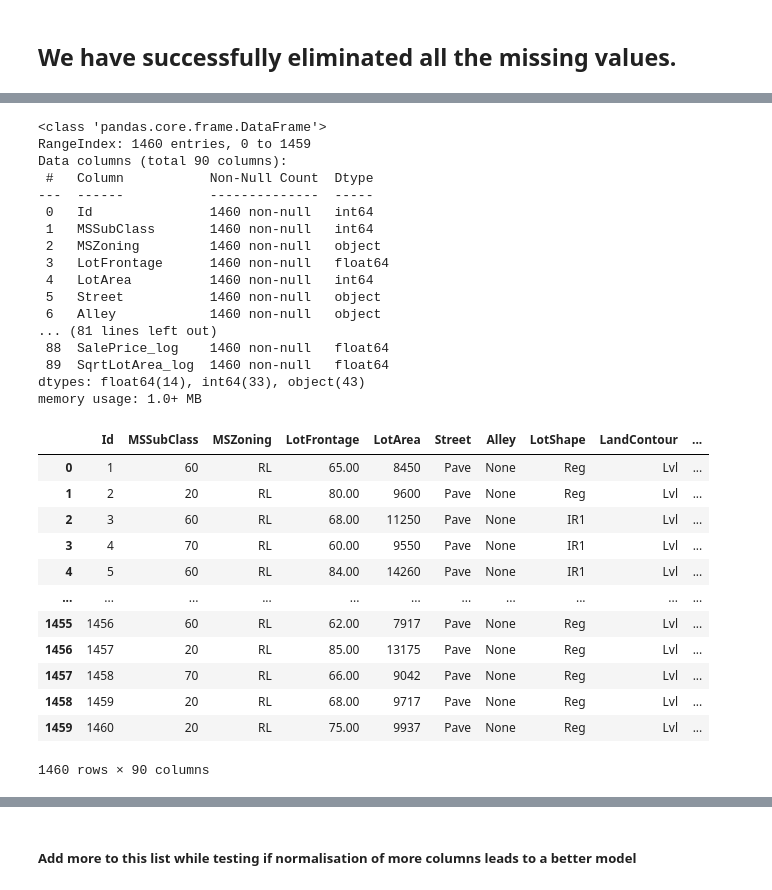
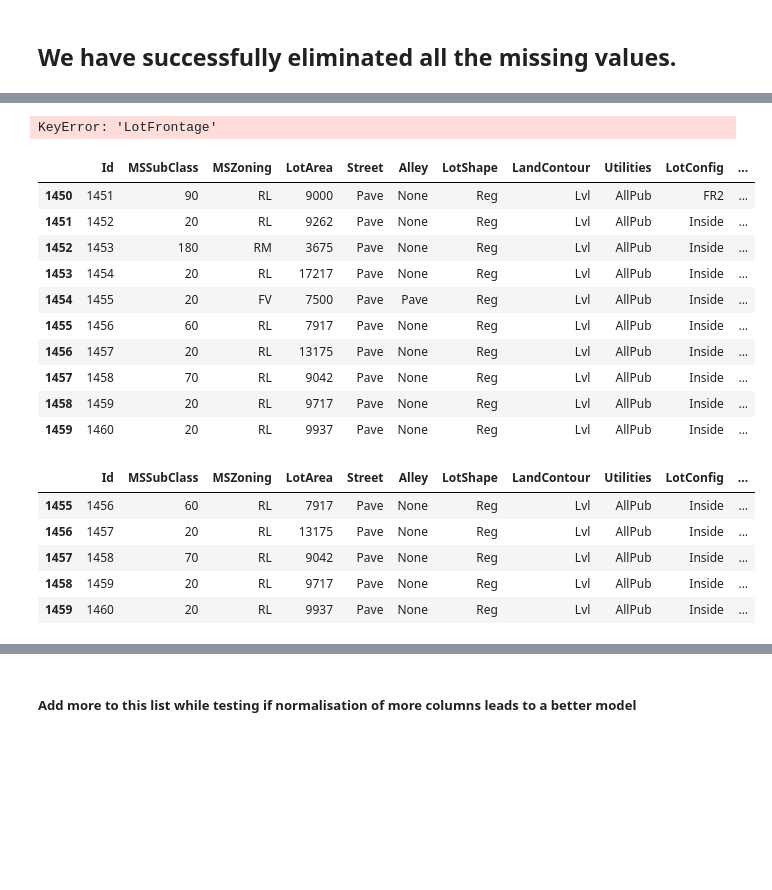
Before and after one commit to kshitijmohan15/Data-Analysis, a Jupyter notebook: Advanced Regression House Prices/train_house_prices.ipynb, the cells around one changed output, grey strips where cells are left out. Drawn from its saved outputs; the diff is of its cells as text; code cells hidden in the pictures; blank space fills up the shorter version.

```diff
--- a/Advanced Regression House Prices/train_house_prices.ipynb
+++ b/Advanced Regression House Prices/train_house_prices.ipynb
@@ -418,36 +432,7 @@ def perform_log_transform(df,col_log):
     #df.drop(col_log, axis=1, inplace=True)
     df.info()
 # %%
-perform_log_transform(house_log, ['LotFrontage', 'MasVnrArea', 'BsmtUnfSF', '1stFlrSF', 'OpenPorchSF', 'MiscVal', 'SalePrice', 'SqrtLotArea'])
-house_log
+log_col = ['LotFrontage', 'MasVnrArea', 'BsmtUnfSF', '1stFlrSF', 'OpenPorchSF', 'MiscVal', 'SalePrice', 'SqrtLotArea']
+perform_log_transform(house_log, log_col)
 # %% [output]
-<class 'pandas.core.frame.DataFrame'>
-RangeIndex: 1460 entries, 0 to 1459
-Data columns (total 90 columns):
- #   Column           Non-Null Count  Dtype
----  ------           --------------  -----
- 0   Id               1460 non-null   int64
- 1   MSSubClass       1460 non-null   int64
- 2   MSZoning         1460 non-null   object
- 3   LotFrontage      1460 non-null   float64
- 4   LotArea          1460 non-null   int64
- 5   Street           1460 non-null   object
- 6   Alley            1460 non-null   object
-... (81 lines left out)
- 88  SalePrice_log    1460 non-null   float64
- 89  SqrtLotArea_log  1460 non-null   float64
-dtypes: float64(14), int64(33), object(43)
-memory usage: 1.0+ MB
+KeyError: 'LotFrontage'
-|  | Id | MSSubClass | MSZoning | LotFrontage | LotArea | Street | Alley | LotShape | LandContour | ... |
-| 0 | 1 | 60 | RL | 65.00 | 8450 | Pave | None | Reg | Lvl | ... |
-| 1 | 2 | 20 | RL | 80.00 | 9600 | Pave | None | Reg | Lvl | ... |
-| 2 | 3 | 60 | RL | 68.00 | 11250 | Pave | None | IR1 | Lvl | ... |
-| 3 | 4 | 70 | RL | 60.00 | 9550 | Pave | None | IR1 | Lvl | ... |
-| 4 | 5 | 60 | RL | 84.00 | 14260 | Pave | None | IR1 | Lvl | ... |
-| ... | ... | ... | ... | ... | ... | ... | ... | ... | ... | ... |
-| 1455 | 1456 | 60 | RL | 62.00 | 7917 | Pave | None | Reg | Lvl | ... |
-| 1456 | 1457 | 20 | RL | 85.00 | 13175 | Pave | None | Reg | Lvl | ... |
-| 1457 | 1458 | 70 | RL | 66.00 | 9042 | Pave | None | Reg | Lvl | ... |
-| 1458 | 1459 | 20 | RL | 68.00 | 9717 | Pave | None | Reg | Lvl | ... |
-| 1459 | 1460 | 20 | RL | 75.00 | 9937 | Pave | None | Reg | Lvl | ... |
-1460 rows × 90 columns
@@ -453,0 +443,14 @@ memory usage: 1.0+ MB
+# %%
+house_log.tail(10)
+# %% [output]
+|  | Id | MSSubClass | MSZoning | LotArea | Street | Alley | LotShape | LandContour | Utilities | LotConfig | ... |
+| 1450 | 1451 | 90 | RL | 9000 | Pave | None | Reg | Lvl | AllPub | FR2 | ... |
+| 1451 | 1452 | 20 | RL | 9262 | Pave | None | Reg | Lvl | AllPub | Inside | ... |
+| 1452 | 1453 | 180 | RM | 3675 | Pave | None | Reg | Lvl | AllPub | Inside | ... |
+| 1453 | 1454 | 20 | RL | 17217 | Pave | None | Reg | Lvl | AllPub | Inside | ... |
+| 1454 | 1455 | 20 | FV | 7500 | Pave | Pave | Reg | Lvl | AllPub | Inside | ... |
+| 1455 | 1456 | 60 | RL | 7917 | Pave | None | Reg | Lvl | AllPub | Inside | ... |
+| 1456 | 1457 | 20 | RL | 13175 | Pave | None | Reg | Lvl | AllPub | Inside | ... |
+| 1457 | 1458 | 70 | RL | 9042 | Pave | None | Reg | Lvl | AllPub | Inside | ... |
+| 1458 | 1459 | 20 | RL | 9717 | Pave | None | Reg | Lvl | AllPub | Inside | ... |
+| 1459 | 1460 | 20 | RL | 9937 | Pave | None | Reg | Lvl | AllPub | Inside | ... |
@@ -454,2 +459,11 @@ memory usage: 1.0+ MB
+# %%
+house_log.tail()
+# %% [output]
+|  | Id | MSSubClass | MSZoning | LotArea | Street | Alley | LotShape | LandContour | Utilities | LotConfig | ... |
+| 1455 | 1456 | 60 | RL | 7917 | Pave | None | Reg | Lvl | AllPub | Inside | ... |
+| 1456 | 1457 | 20 | RL | 13175 | Pave | None | Reg | Lvl | AllPub | Inside | ... |
+| 1457 | 1458 | 70 | RL | 9042 | Pave | None | Reg | Lvl | AllPub | Inside | ... |
+| 1458 | 1459 | 20 | RL | 9717 | Pave | None | Reg | Lvl | AllPub | Inside | ... |
+| 1459 | 1460 | 20 | RL | 9937 | Pave | None | Reg | Lvl | AllPub | Inside | ... |
 # %%
 # cols_to_log = house_log.select_dtypes(include=np.number).columns.tolist()
```
Also changed, not shown: parts of 6 cells of this notebook.
